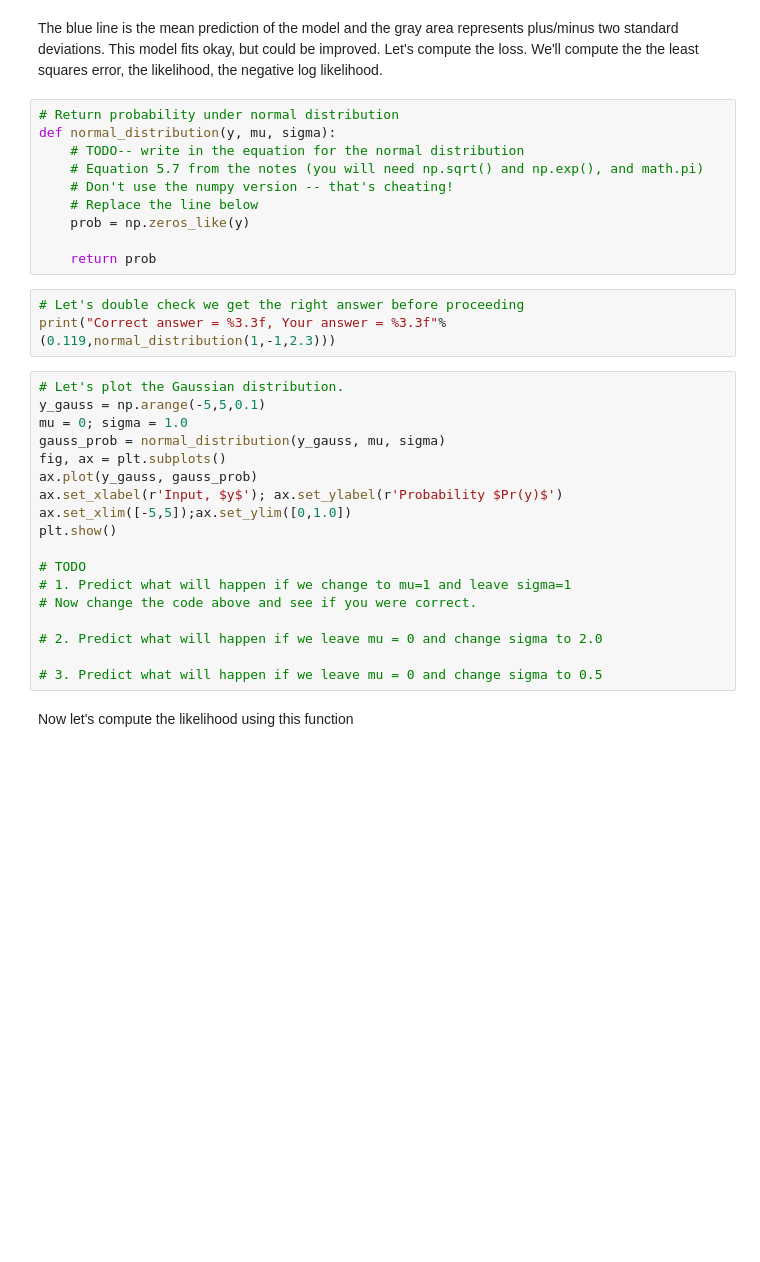
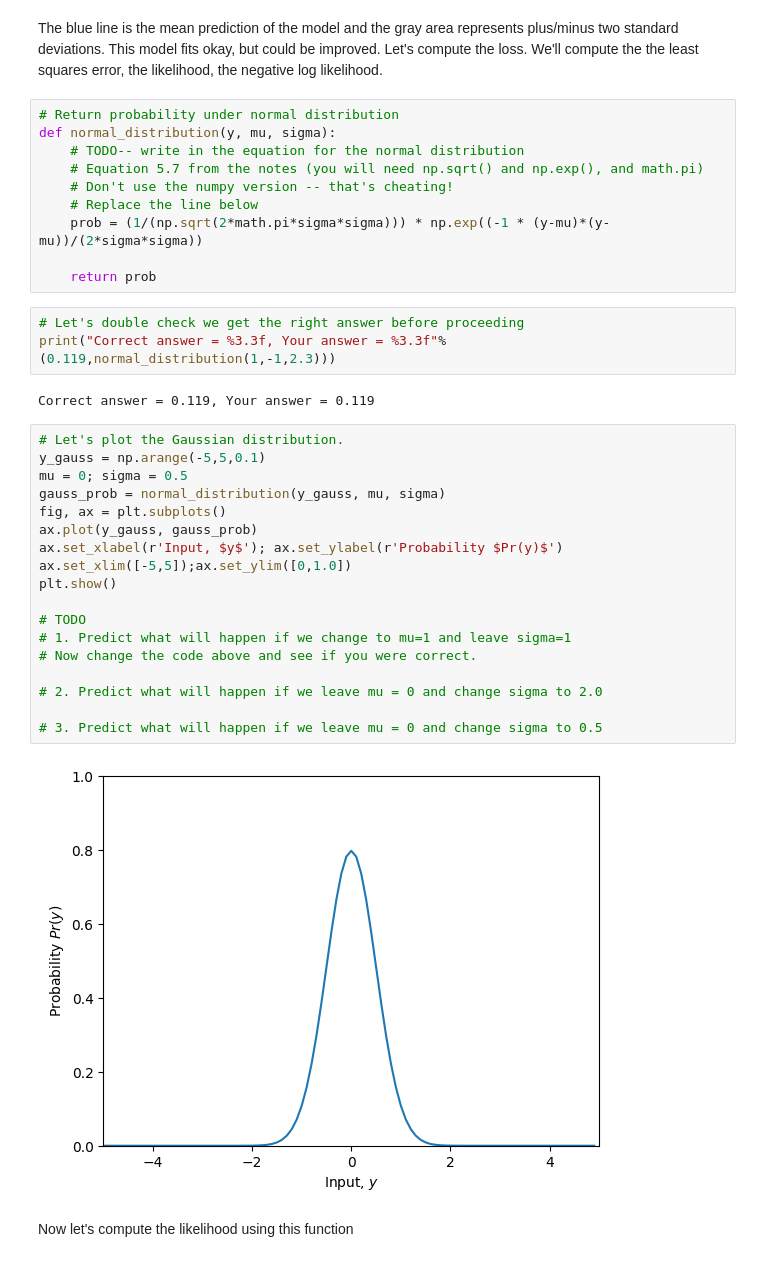
Before and after one commit to WeilongYE/udlbook, a Jupyter notebook: Notebooks/Chap05/5_1_Least_Squares_Loss.ipynb, the cells around one changed output. Cells and saved outputs as stored; diff of their text form; blank space fills up the shorter version.

```diff
--- a/Notebooks/Chap05/5_1_Least_Squares_Loss.ipynb
+++ b/Notebooks/Chap05/5_1_Least_Squares_Loss.ipynb
@@ -98,30 +100,34 @@ def normal_distribution(y, mu, sigma):
     # Equation 5.7 from the notes (you will need np.sqrt() and np.exp(), and math.pi)
     # Don't use the numpy version -- that's cheating!
     # Replace the line below
-    prob = np.zeros_like(y)
+    prob = (1/(np.sqrt(2*math.pi*sigma*sigma))) * np.exp((-1 * (y-mu)*(y-mu))/(2*sigma*sigma))
 
     return prob
 # %%
 # Let's double check we get the right answer before proceeding
 print("Correct answer = %3.3f, Your answer = %3.3f"%(0.119,normal_distribution(1,-1,2.3)))
+# %% [output]
+Correct answer = 0.119, Your answer = 0.119
 # %%
 # Let's plot the Gaussian distribution.
 y_gauss = np.arange(-5,5,0.1)
-mu = 0; sigma = 1.0
+mu = 0; sigma = 0.5
 gauss_prob = normal_distribution(y_gauss, mu, sigma)
 fig, ax = plt.subplots()
 ax.plot(y_gauss, gauss_prob)
 ax.set_xlabel(r'Input, $y$'); ax.set_ylabel(r'Probability $Pr(y)$')
 ax.set_xlim([-5,5]);ax.set_ylim([0,1.0])
 plt.show()
 
 # TODO
 # 1. Predict what will happen if we change to mu=1 and leave sigma=1
 # Now change the code above and see if you were correct.
 
 # 2. Predict what will happen if we leave mu = 0 and change sigma to 2.0
 
 # 3. Predict what will happen if we leave mu = 0 and change sigma to 0.5
+# %% [output]
+[figure, added]
 # %% [markdown]
 Now let's compute the likelihood using this function
 # %%
```
Also changed, not shown: parts of 12 cells of this notebook.
